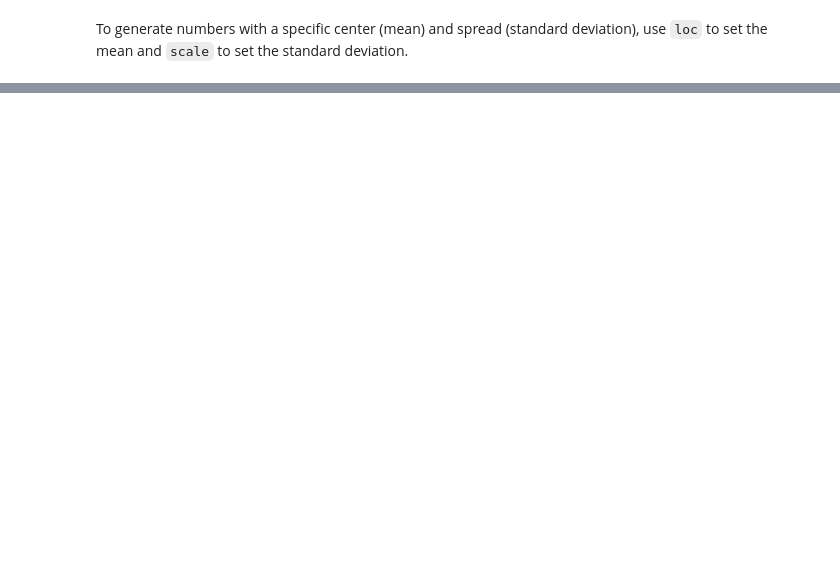
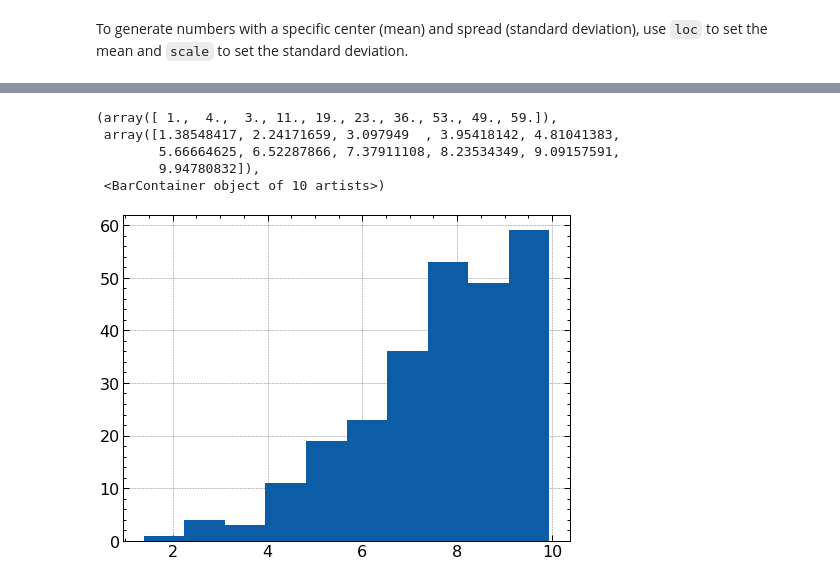
Before and after one commit to ymiseddy/random_notebooks, a Jupyter notebook: numpy_field_guide.ipynb, the cells around one changed output, grey strips where cells are left out. Saved outputs shown, nothing was run; the diff lists cells and outputs as text; code cells hidden in the pictures; blank space fills up the shorter version.

```diff
--- a/numpy_field_guide.ipynb
+++ b/numpy_field_guide.ipynb
@@ -217,0 +270,9 @@ array([ 9.21968316, 12.72915984,  8.69414009, 12.22692247, 14.21690476,
+# %%
+plt.hist(norm[norm<10], bins=10)
+# %% [output]
+(array([ 1.,  4.,  3., 11., 19., 23., 36., 53., 49., 59.]),
+ array([1.38548417, 2.24171659, 3.097949  , 3.95418142, 4.81041383,
+        5.66664625, 6.52287866, 7.37911108, 8.23534349, 9.09157591,
+        9.94780832]),
+ <BarContainer object of 10 artists>)
+[figure, added]
```
Also changed, not shown: parts of 15 cells of this notebook, 2 other files.
